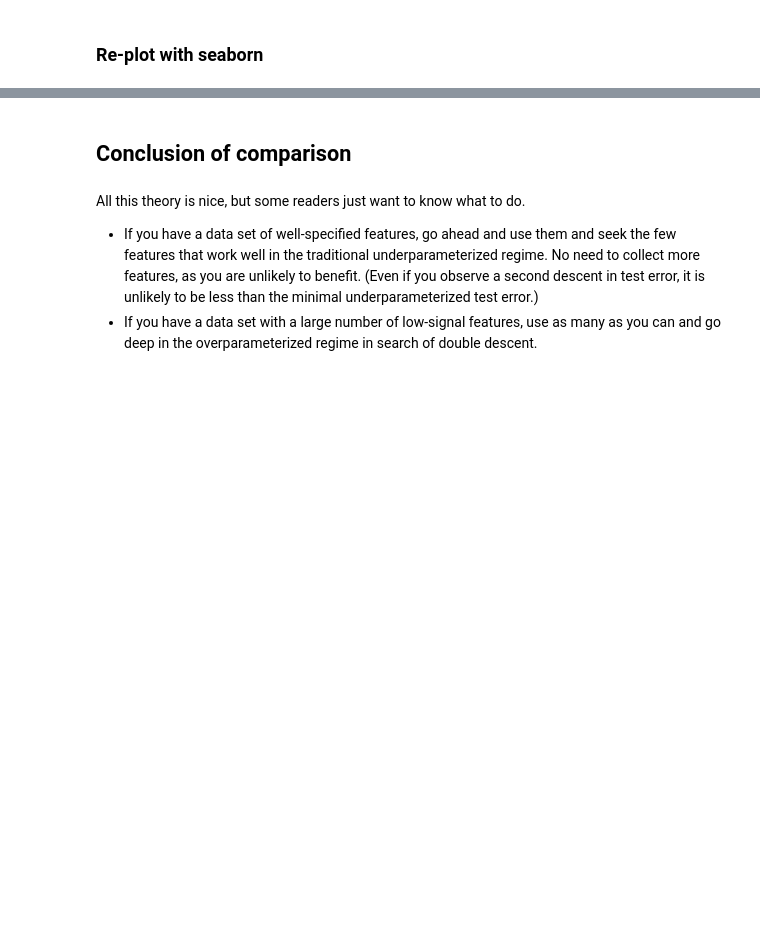
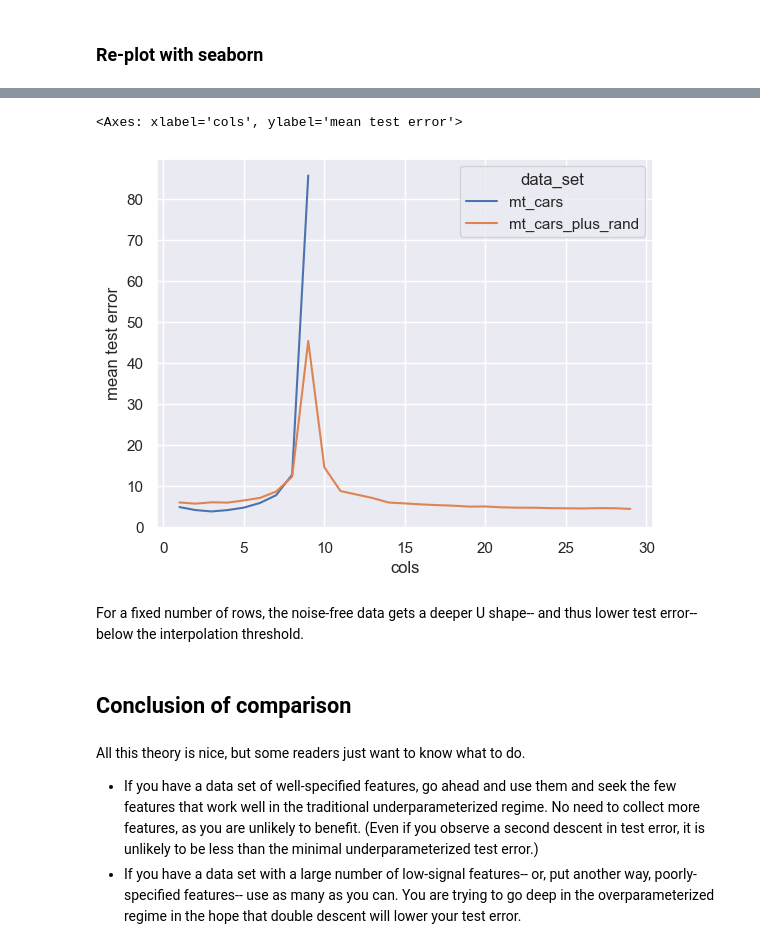
Before and after one commit to jeanimal/double_descent_dar, a Jupyter notebook: double_descent_mtcars_reg.ipynb, the cells around one changed output, grey strips where cells are left out. Cells and saved outputs as stored; diff of their text form; code cells hidden in the pictures; blank space fills up the shorter version.

Commit message:
More details of comparing low-noise and hgigh-noise data sets

```diff
--- a/double_descent_mtcars_reg.ipynb
+++ b/double_descent_mtcars_reg.ipynb
@@ -403,0 +410,21 @@ sns.lineplot(data=df, x='cols', y='mean test error', hue='data_set')
+# %%
+num_train_rows = 10
+# %%
+num_samples = 300
+num_columns_list = range(1, X.shape[1])
+random_state = np.random.RandomState(33) # set for reproducibility
+metric_dict = sample_eval.sample_and_calc_metrics_by_rows_and_cols(X, y, num_train_rows, num_columns_list=num_columns_list, model=model, metric_tuples=metrics, num_samples=num_samples, replace=False, random_state=random_state)
+# %%
+num_samples = 300
+num_columns_list_with_rand = range(1, X_plus_rand.shape[1])
+random_state = np.random.RandomState(33) # set for reproducibility
+metric_dict_with_rand = sample_eval.sample_and_calc_metrics_by_rows_and_cols(X_plus_rand, y, num_train_rows, num_columns_list=num_columns_list_with_rand, model=model, metric_tuples=metrics, num_samples=num_samples, replace=False, random_state=random_state)
+# %%
+pad_len = len(num_columns_list_with_rand) - len(num_columns_list)
+padded_mt_cars = np.concatenate((np.mean(metric_dict['test'], axis=0), np.array([np.nan] * pad_len)))
+df_wide = pd.DataFrame(
+    {'cols':num_columns_list_with_rand,
+     'mt_cars':padded_mt_cars,
+     'mt_cars_plus_rand':np.mean(metric_dict_with_rand['test'], axis=0)})
+df = pd.melt(df_wide, ['cols'], var_name='data_set', value_name='mean test error')
+df.head()
@@ -404,7 +438,15 @@ sns.lineplot(data=df, x='cols', y='mean test error', hue='data_set')
+# %%
+sns.set_theme()
+sns.lineplot(data=df, x='cols', y='mean test error', hue='data_set')
+# %% [output]
+<Axes: xlabel='cols', ylabel='mean test error'>
+[figure, added]
+# %% [markdown]
+For a fixed number of rows, the noise-free data gets a deeper U shape-- and thus lower test error-- below the interpolation threshold.
 # %% [markdown]
 ## Conclusion of comparison
 # %% [markdown]
 All this theory is nice, but some readers just want to know what to do.
 
 * If you have a data set of well-specified features, go ahead and use them and seek the few features that work well in the traditional underparameterized regime. No need to collect more features, as you are unlikely to benefit. (Even if you observe a second descent in test error, it is unlikely to be less than the minimal underparameterized test error.)
-* If you have a data set with a large number of low-signal features, use as many as you can and go deep in the overparameterized regime in search of double descent.
+* If you have a data set with a large number of low-signal features-- or, put another way, poorly-specified features-- use as many as you can.  You are trying to go deep in the overparameterized regime in the hope that double descent will lower your test error.
```
Also changed, not shown: parts of 17 cells of this notebook.
